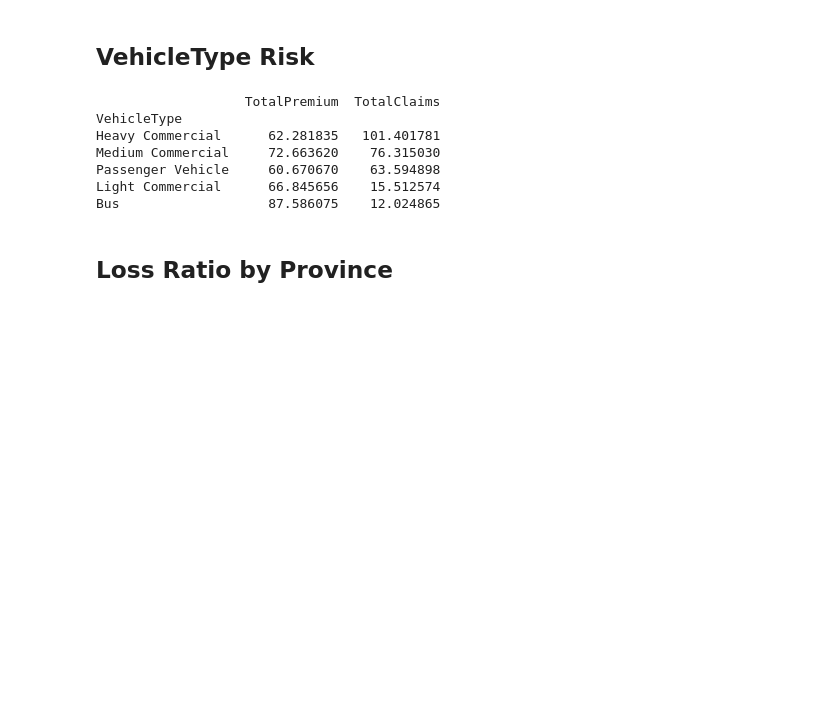
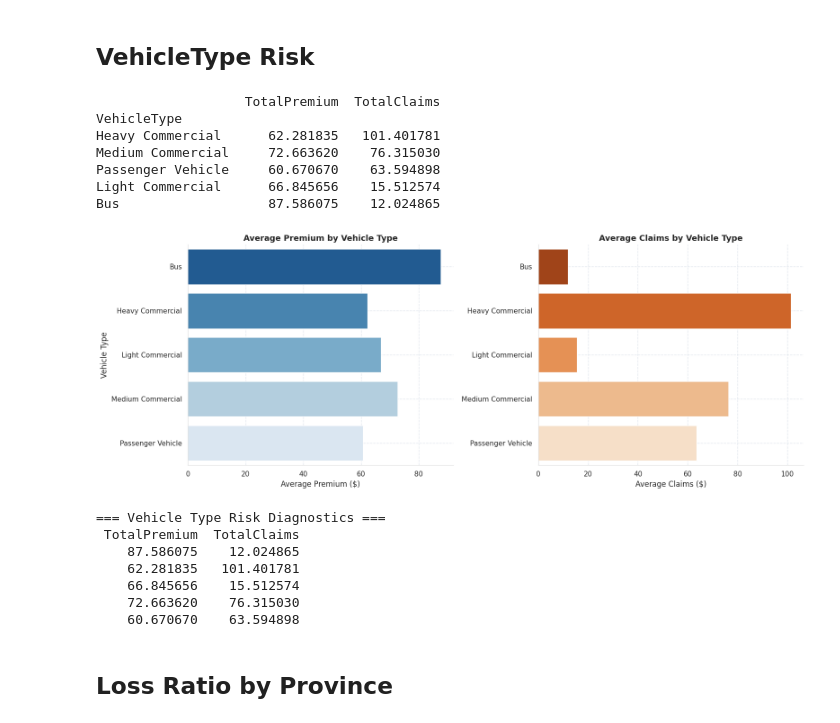
Before and after one commit to Rakeb-sys/insurance-risk-analytics, a Jupyter notebook: notebooks/insurance_risk_analytics_eda.ipynb, the cells around one changed output. Drawn from its saved outputs; the diff is of its cells as text; code cells hidden in the pictures; blank space fills up the shorter version.

```diff
--- a/notebooks/insurance_risk_analytics_eda.ipynb
+++ b/notebooks/insurance_risk_analytics_eda.ipynb
@@ -407,6 +430,52 @@ Medium Commercial     72.663620    76.315030
 Passenger Vehicle     60.670670    63.594898
 Light Commercial      66.845656    15.512574
 Bus                   87.586075    12.024865
+# %%
+fig, axes = plt.subplots(1, 2, figsize=(16, 6))
+
+# Left Plot: Average Premium by Vehicle Type
+sns.barplot(
+    data=vtype_risk,
+    y='VehicleType',
+    x='TotalPremium',
+    ax=axes[0],
+    palette='Blues_r'  # '_r' reverses the palette so the highest value is darkest
+)
+axes[0].set_title('Average Premium by Vehicle Type', fontsize=13, fontweight='bold')
+axes[0].set_xlabel('Average Premium ($)')
+axes[0].set_ylabel('Vehicle Type')
+axes[0].grid(True, which="both", ls="--", alpha=0.5)
+
+# Right Plot: Average Claims by Vehicle Type (The Sort Metric)
+sns.barplot(
+    data=vtype_risk,
+    y='VehicleType',
+    x='TotalClaims',
+    ax=axes[1],
+    palette='Oranges_r'
+)
+axes[1].set_title('Average Claims by Vehicle Type', fontsize=13, fontweight='bold')
+axes[1].set_xlabel('Average Claims ($)')
+axes[1].set_ylabel('')  # Remove redundant label for the right side
+
+# Enforce your global grid style explicitly
+axes[1].grid(True, which="both", ls="--", alpha=0.5)
+
+plt.tight_layout()
+plt.show()
+
+# Print the table below the plot as requested
+print("=== Vehicle Type Risk Diagnostics ===")
+print(vtype_risk.to_string(index=False))
+# %% [output]
+[figure, added]
+=== Vehicle Type Risk Diagnostics ===
+ TotalPremium  TotalClaims
+    87.586075    12.024865
+    62.281835   101.401781
+    66.845656    15.512574
+    72.663620    76.315030
+    60.670670    63.594898
 # %% [markdown]
 ## Loss Ratio by Province
 # %%
```
Also changed, not shown: parts of 39 cells of this notebook, 2 other files.
